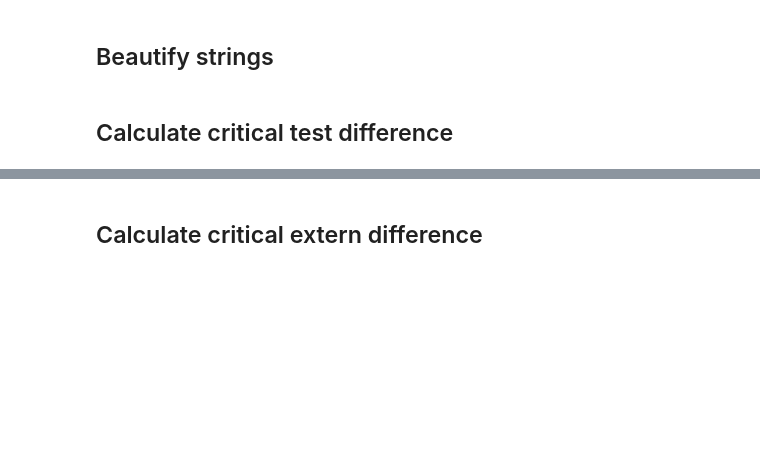
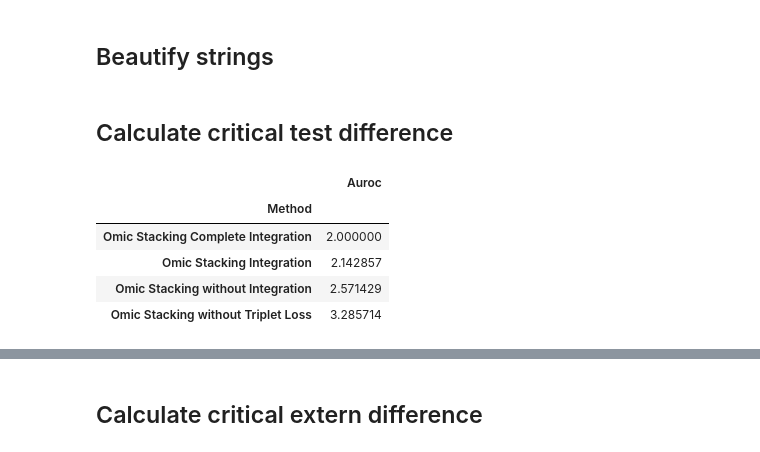
Before and after one commit to thauptmann/Multi-Omics-Analysis, a Jupyter notebook: notebooks/critical_difference_ablation.ipynb, the cells around one changed output, grey strips where cells are left out. Saved outputs shown, nothing was run; the diff lists cells and outputs as text; code cells hidden in the pictures; blank space fills up the shorter version.

Commit message:
Print ranking position

```diff
--- a/notebooks/critical_difference_ablation.ipynb
+++ b/notebooks/critical_difference_ablation.ipynb
@@ -82,6 +82,15 @@ auprc_ranking_test = test_auprc_mean_results_df.groupby('Drug').rank(axis=0, asc
 
 number_of_datasets  = 7
 alpha='0.05'
+# %%
+auroc_ranking_test
+# %% [output]
+|  | Auroc |
+| Method |  |
+| Omic Stacking Complete Integration | 2.000000 |
+| Omic Stacking Integration | 2.142857 |
+| Omic Stacking without Integration | 2.571429 |
+| Omic Stacking without Triplet Loss | 3.285714 |
 # %%
 critical_difference = Orange.evaluation.compute_CD(auroc_ranking_test,
                                                    number_of_datasets, alpha=alpha)
```
Also changed, not shown: parts of 8 cells of this notebook, 4 other files.
